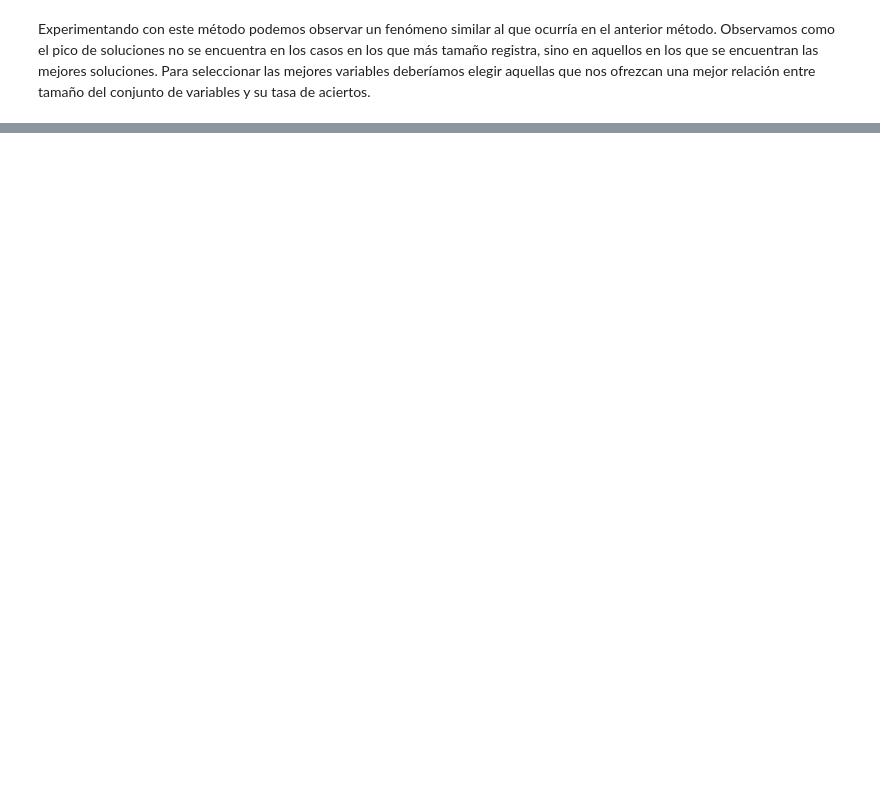
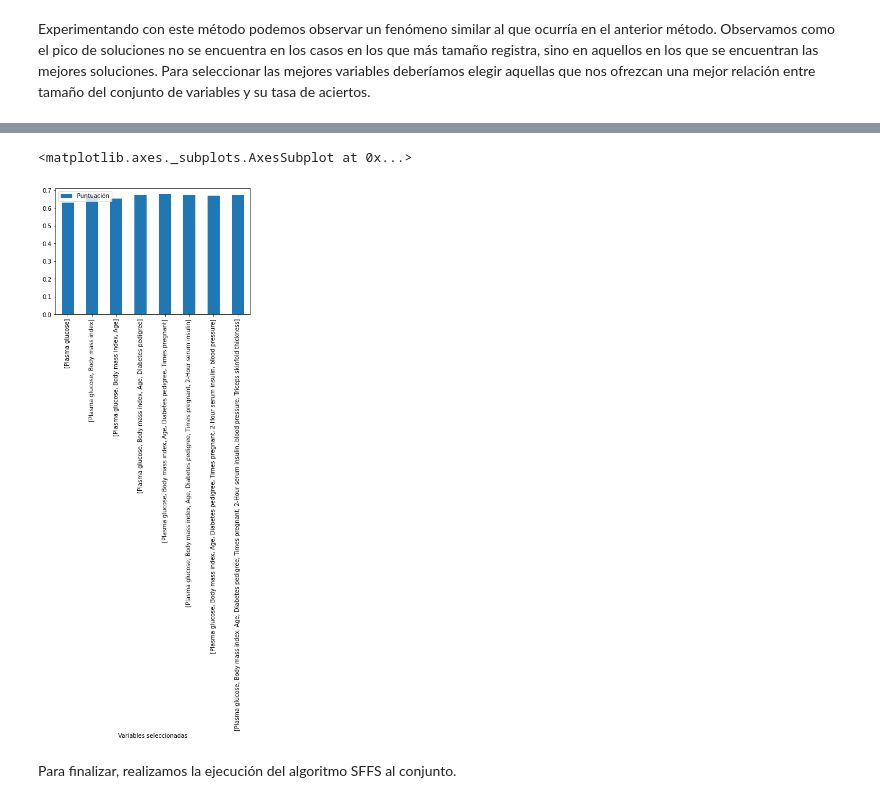
Before and after one commit to edubotdom/feature-selection, a Jupyter notebook: Selección de características.ipynb, the cells around one changed output, grey strips where cells are left out. Drawn from its saved outputs; the diff is of its cells as text; code cells hidden in the pictures; blank space fills up the shorter version.

```diff
--- a/Selección de características.ipynb
+++ b/Selección de características.ipynb
@@ -791,0 +919,2 @@ IPython.OutputArea.prototype._should_scroll = function(lines) {
+# %%
+full_diabetes = pandas.read_csv('pima-indians-diabetes.csv', header=0)
@@ -791,0 +928,8 @@ IPython.OutputArea.prototype._should_scroll = function(lines) {
+# %%
+todas_variables_diabetes_mas_solucion=['Times pregnant','Plasma glucose','blood pressure','Triceps skinfold thickness','2-Hour serum insulin','Body mass index','Diabetes pedigree','Age','Class']
+datos_diabetes_seleccionados = full_diabetes[todas_variables_diabetes_mas_solucion]
+
+procesamiento = sequential_forward_selection(datos_diabetes_seleccionados)
+nombres_columnas=['Variables seleccionadas', 'Tamaño', 'Puntuación']
+tabla = pandas.DataFrame(procesamiento, columns=nombres_columnas)
+tabla
@@ -791,0 +946,7 @@ IPython.OutputArea.prototype._should_scroll = function(lines) {
+# %%
+tabla.plot(kind='bar',x='Variables seleccionadas',y='Puntuación')
+# %% [output]
+<matplotlib.axes._subplots.AxesSubplot at 0x...>
+[figure, added]
+# %% [markdown]
+Para finalizar, realizamos la ejecución del algoritmo SFFS al conjunto.
```
Also changed, not shown: parts of 41 cells of this notebook, 2 other files.
